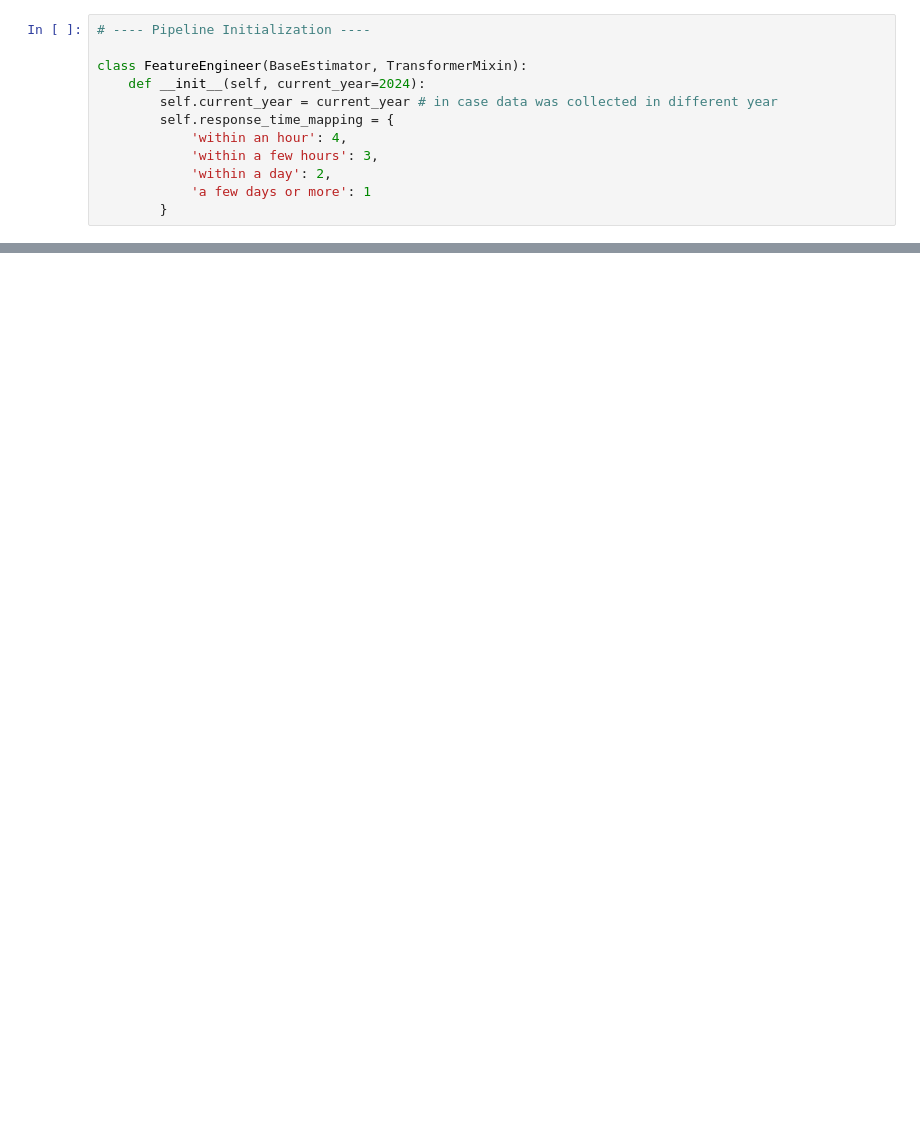
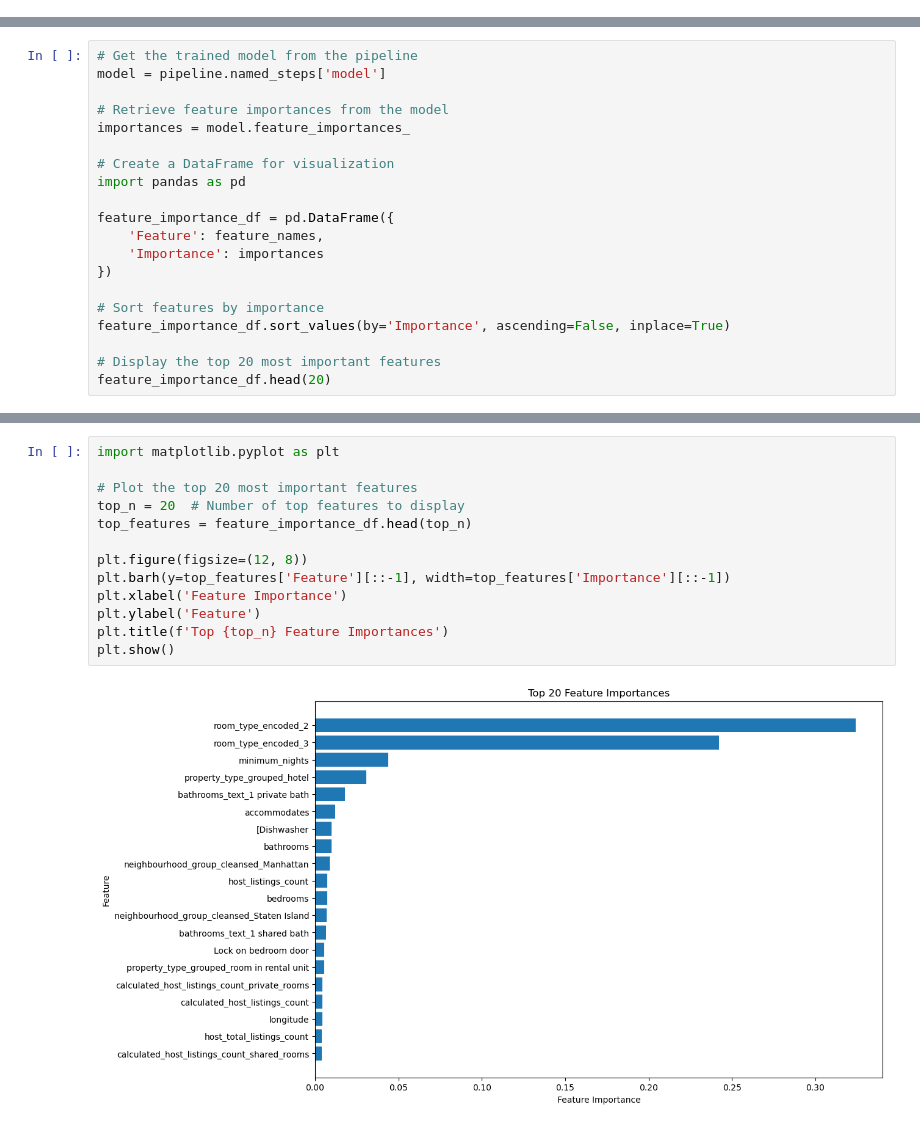
Before and after one commit to michaelscutari/cs671-kaggle-project, a Jupyter notebook: Airbnbpricing_v2_pipeline.ipynb, the cells around one changed output, grey strips where cells are left out. Saved outputs shown, nothing was run; the diff lists cells and outputs as text; blank space fills up the shorter version.

Commit message:
fixed up pipeline. second place!

```diff
--- a/Airbnbpricing_v2_pipeline.ipynb
+++ b/Airbnbpricing_v2_pipeline.ipynb
@@ -35,12 +27,0 @@ excluded_features = [
-# %%
-# ---- Pipeline Initialization ----
-
-class FeatureEngineer(BaseEstimator, TransformerMixin):
-    def __init__(self, current_year=2024):
-        self.current_year = current_year # in case data was collected in different year
-        self.response_time_mapping = {
-            'within an hour': 4,
-            'within a few hours': 3,
-            'within a day': 2,
-            'a few days or more': 1
-        }
@@ -46,0 +353,20 @@ class FeatureEngineer(BaseEstimator, TransformerMixin):
+# %%
+# Get the trained model from the pipeline
+model = pipeline.named_steps['model']
+
+# Retrieve feature importances from the model
+importances = model.feature_importances_
+
+# Create a DataFrame for visualization
+import pandas as pd
+
+feature_importance_df = pd.DataFrame({
+    'Feature': feature_names,
+    'Importance': importances
+})
+
+# Sort features by importance
+feature_importance_df.sort_values(by='Importance', ascending=False, inplace=True)
+
+# Display the top 20 most important features
+feature_importance_df.head(20)
@@ -46,0 +391,15 @@ class FeatureEngineer(BaseEstimator, TransformerMixin):
+# %%
+import matplotlib.pyplot as plt
+
+# Plot the top 20 most important features
+top_n = 20  # Number of top features to display
+top_features = feature_importance_df.head(top_n)
+
+plt.figure(figsize=(12, 8))
+plt.barh(y=top_features['Feature'][::-1], width=top_features['Importance'][::-1])
+plt.xlabel('Feature Importance')
+plt.ylabel('Feature')
+plt.title(f'Top {top_n} Feature Importances')
+plt.show()
+# %% [output]
+[figure, added]
```
Also changed, not shown: parts of 10 cells of this notebook, 1 other file.
